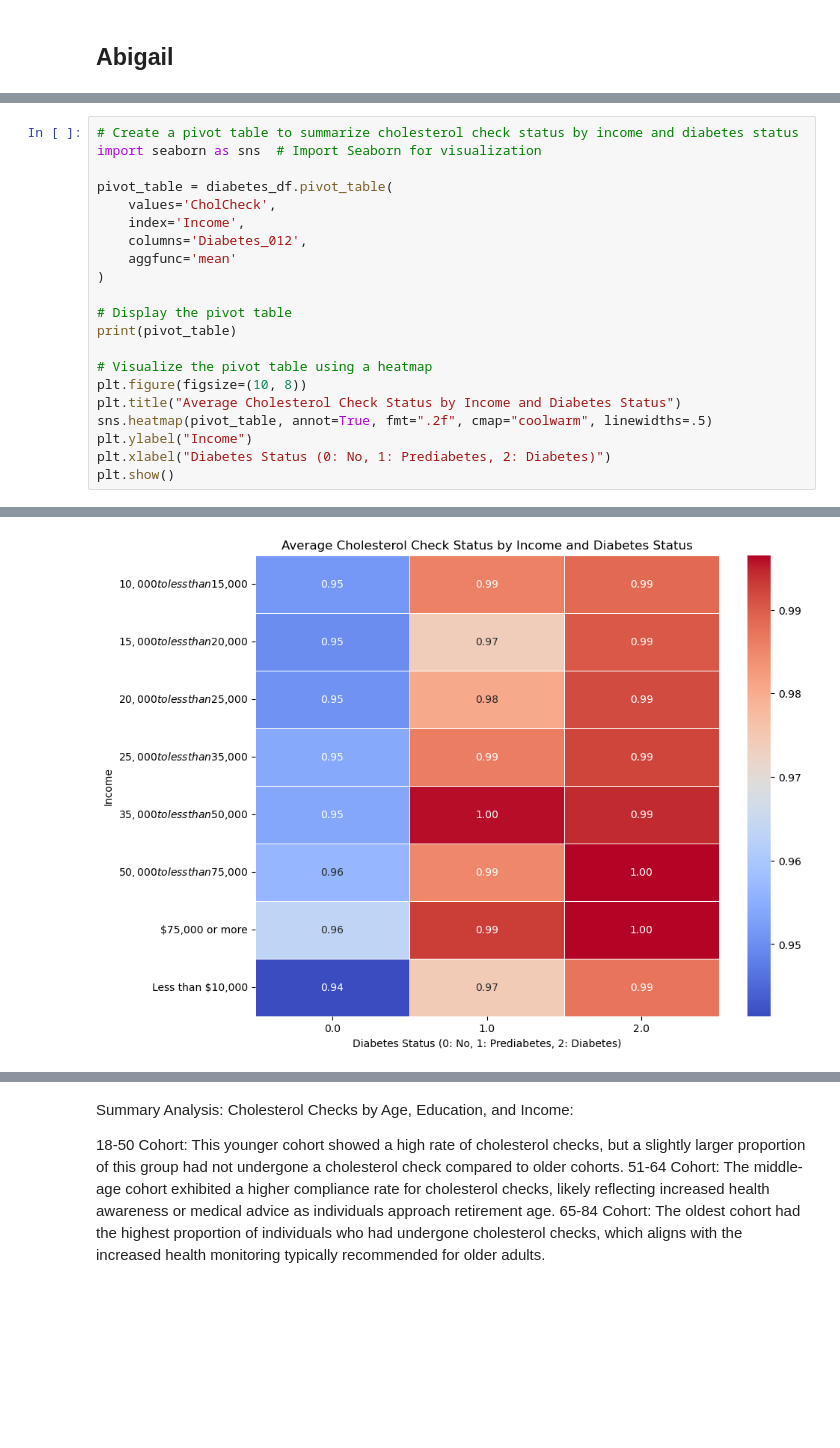
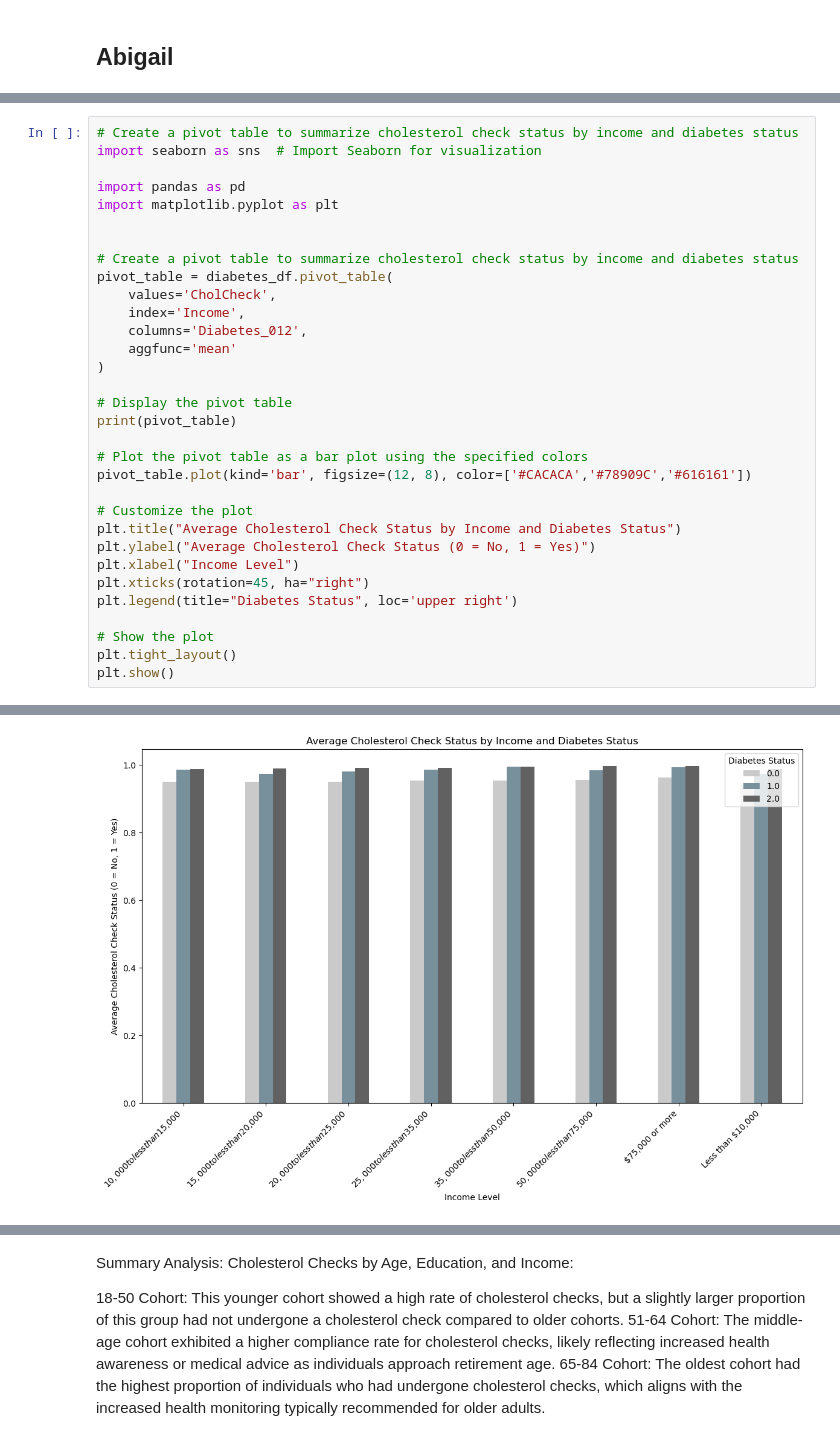
Before and after one commit to williamlevine/project-one, a Jupyter notebook: main_notebook.ipynb, the cells around one changed output, grey strips where cells are left out. Cells and saved outputs as stored; diff of their text form; blank space fills up the shorter version.

```diff
--- a/main_notebook.ipynb
+++ b/main_notebook.ipynb
@@ -236,36 +248,47 @@ plt.show()
 # %%
 # Create a pivot table to summarize cholesterol check status by income and diabetes status
 import seaborn as sns  # Import Seaborn for visualization
 
+import pandas as pd
+import matplotlib.pyplot as plt
+
+
+# Create a pivot table to summarize cholesterol check status by income and diabetes status
 pivot_table = diabetes_df.pivot_table(
     values='CholCheck',
     index='Income',
     columns='Diabetes_012',
     aggfunc='mean'
 )
 
 # Display the pivot table
 print(pivot_table)
 
-# Visualize the pivot table using a heatmap
-plt.figure(figsize=(10, 8))
+# Plot the pivot table as a bar plot using the specified colors
+pivot_table.plot(kind='bar', figsize=(12, 8), color=['#CACACA','#78909C','#616161'])
+
+# Customize the plot
 plt.title("Average Cholesterol Check Status by Income and Diabetes Status")
-sns.heatmap(pivot_table, annot=True, fmt=".2f", cmap="coolwarm", linewidths=.5)
-plt.ylabel("Income")
-plt.xlabel("Diabetes Status (0: No, 1: Prediabetes, 2: Diabetes)")
+plt.ylabel("Average Cholesterol Check Status (0 = No, 1 = Yes)")
+plt.xlabel("Income Level")
+plt.xticks(rotation=45, ha="right")
+plt.legend(title="Diabetes Status", loc='upper right')
+
+# Show the plot
+plt.tight_layout()
 plt.show()
 # %% [output]
 Diabetes_012                       0.0       1.0       2.0
 Income
 $10,000 to less than $15,000  0.951325  0.985955  0.988658
 $15,000 to less than $20,000  0.949938  0.973872  0.990471
 $20,000 to less than $25,000  0.950839  0.980392  0.991613
 $25,000 to less than $35,000  0.954165  0.986371  0.992229
 $35,000 to less than $50,000  0.953699  0.995989  0.994519
 $50,000 to less than $75,000  0.956608  0.985034  0.996391
 $75,000 or more               0.963519  0.993076  0.996525
 Less than $10,000             0.941383  0.974522  0.987411
-[figure, old version]
+[figure, new version]
 # %%
 # Create a bar chart to visualize the average cholesterol check status by education level and diabetes status.
 
```
Also changed, not shown: parts of 10 cells of this notebook.
